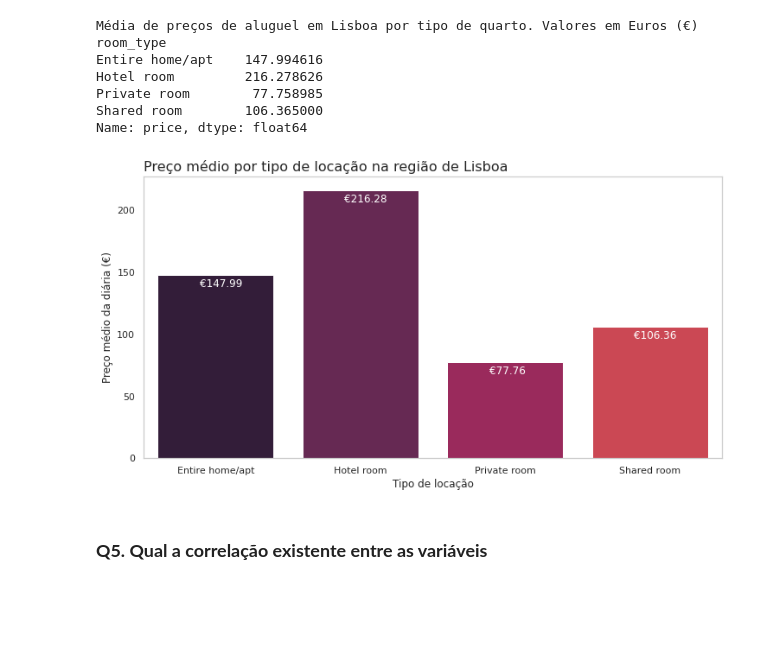
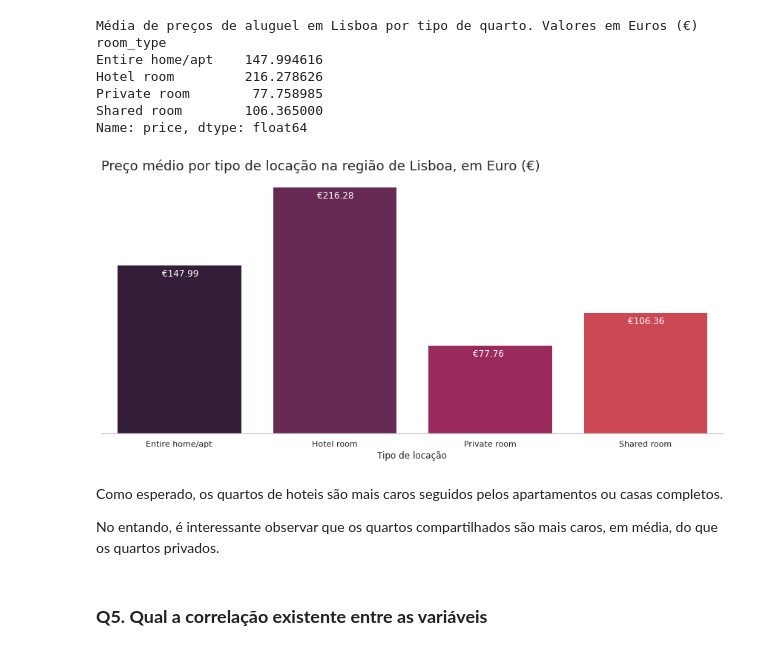
Before and after one commit to andre-almd/Analisando-os-Dados-do-Airbnb, a Jupyter notebook: Analisando_os_Dados_do_Airbnb.ipynb, the cells around one changed output. Drawn from its saved outputs; the diff is of its cells as text; code cells hidden in the pictures; blank space fills up the shorter version.

```diff
--- a/Analisando_os_Dados_do_Airbnb.ipynb
+++ b/Analisando_os_Dados_do_Airbnb.ipynb
@@ -176,19 +182,27 @@ Private room        77.758985
 Shared room        106.365000
 Name: price, dtype: float64
 # %%
-plt.figure(figsize=(12,6))
+fig, ax = plt.subplots(figsize=(12,6))
+
 ax = sns.barplot(x=preco_medio.index, y=preco_medio.values)
-plt.title('Preço médio por tipo de locação na região de Lisboa', loc='left', fontsize=16)
-plt.xlabel('Tipo de locação')
-plt.ylabel('Preço médio da diária (€)')
-plt.grid(False)
+ax.set_title('Preço médio por tipo de locação na região de Lisboa, em Euro (€)', loc='left', fontsize=18)
+ax.set_xlabel('Tipo de locação')
+ax.spines['right'].set_visible(False)
+ax.spines['top'].set_visible(False)
+ax.spines['left'].set_visible(False)
+ax.tick_params(labelleft = False)
+ax.grid(False)
 
 for i in range(preco_medio.values.shape[0]):
   ax.text(i-.11, preco_medio.values[i]-10, f'€{round(preco_medio.values[i], 2)}', fontsize=12, color='white')
 
-plt.show()
+plt.tight_layout()
 # %% [output]
-[figure, old version]
+[figure, new version]
+# %% [markdown]
+Como esperado, os quartos de hoteis são mais caros seguidos pelos apartamentos ou casas completos.
+
+No entando, é interessante observar que os quartos compartilhados são mais caros, em média, do que os quartos privados.
 # %% [markdown]
 ### **Q5. Qual a correlação existente entre as variáveis**
 # %%
```
Also changed, not shown: parts of 37 cells of this notebook.
